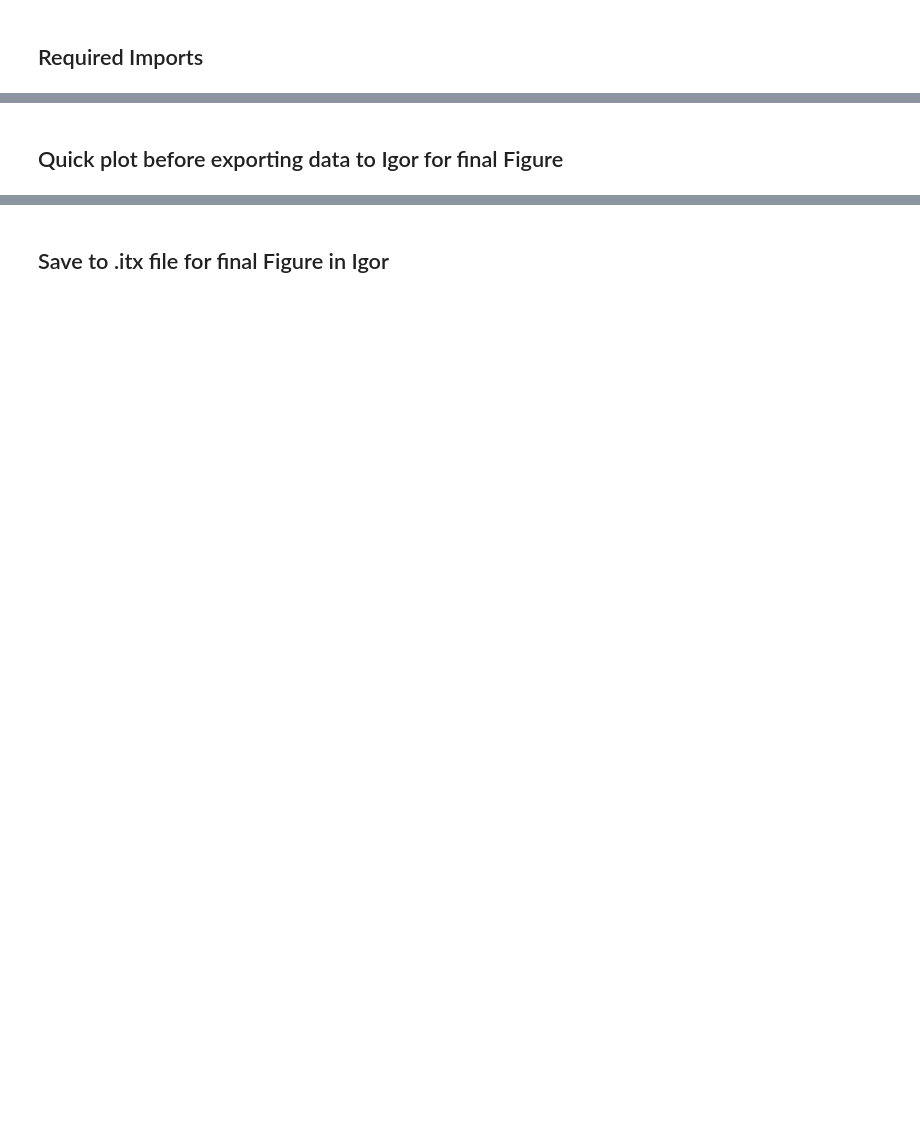
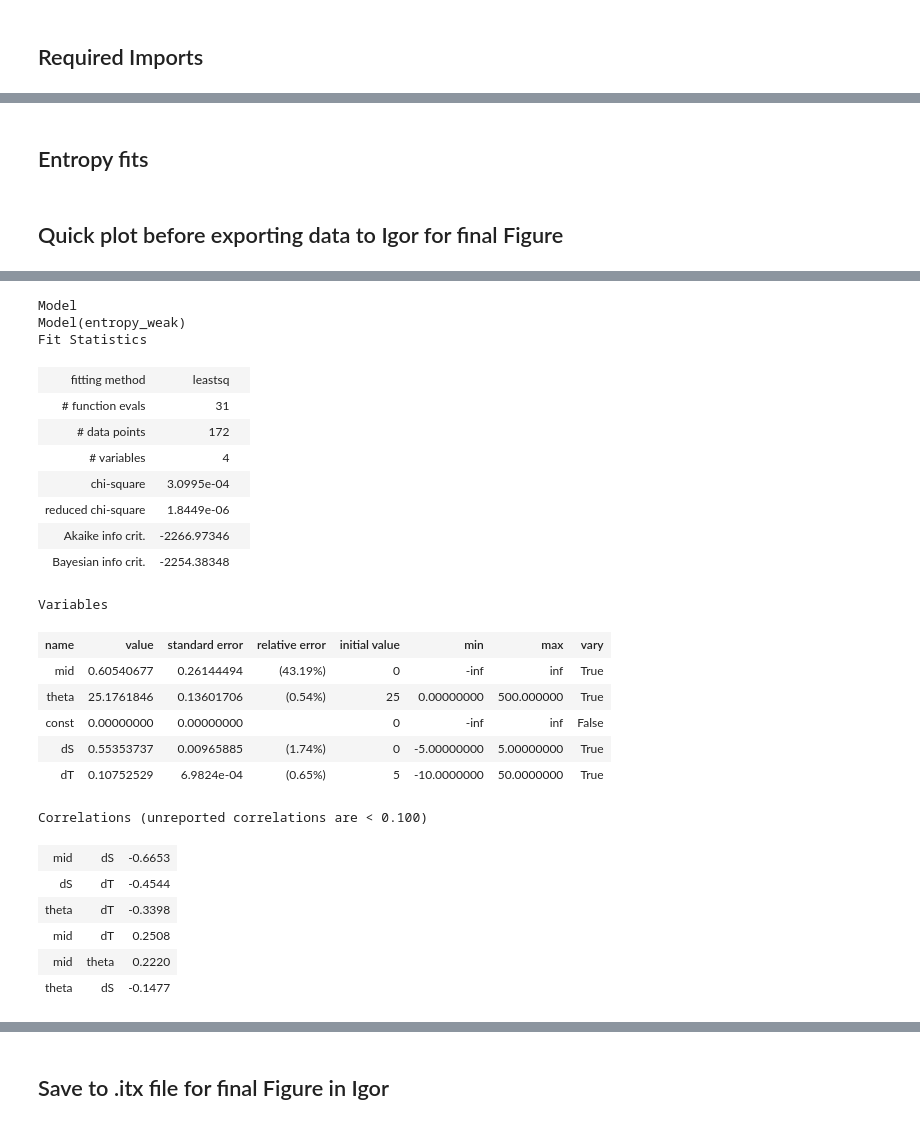
Before and after one commit to TimChild/entropy-measurement-protocol, a Jupyter notebook: Figure 4.ipynb, the cells around one changed output, grey strips where cells are left out. Saved outputs shown, nothing was run; the diff lists cells and outputs as text; code cells hidden in the pictures; blank space fills up the shorter version.

```diff
--- a/Figure 4.ipynb
+++ b/Figure 4.ipynb
@@ -15,11 +32,25 @@ from squarewave import process_per_row_parts, SquareProcessedData, process_avg_p
 # %%
-with h5py.File('data/dat1146.h5', 'r') as f:
-    data = f['cscurrent_2d'][:]
-    x = f['x_array'][:]
-    sweeplogs = f['metadata'].attrs['sweep_logs']
-    aw = f['fdAW_0'][:]
-sweeplogs = json.loads(sweeplogs)
-awg_info = sweeplogs['FastDAC 1']['AWG']
-num_pts = awg_info['waveLen']
-num_steps = awg_info['numSteps']
-aw = convert_to_4_setpoint_AW(aw)
+datnums = [7936, 1167, 1175, 1183]
+
+entries = []
+for datnum in datnums:
+    with h5py.File(f'data/dat{datnum}.h5', 'r') as f:
+        data = f['cscurrent_2d'][:]
+        x = f['x_array'][:]
+        sweeplogs = f['metadata'].attrs['sweep_logs']
+        aw = f['fdAW_0'][:]
+    sweeplogs = json.loads(sweeplogs)
+    awg_info = sweeplogs['FastDAC 1']['AWG']
+    num_pts = awg_info['waveLen']
+    num_steps = awg_info['numSteps']
+    # measure_freq = sweeplogs['measureFreq']
+    measure_freq = sweeplogs['FastDAC 1']['MeasureFreq']
+    aw = convert_to_4_setpoint_AW(aw)
+    entries.append(Entry(
+        x=x,
+        data=data,
+        aw=aw,
+        num_pts=num_pts,
+        num_steps=num_steps,
+        measure_freq=measure_freq
+    ))
@@ -49 +100,3 @@ entropy = processed.average_entropy_signal
+# %% [markdown]
+## Entropy fits
 # %%
@@ -81,4 +125,32 @@ fig.add_trace(go.Scatter(x=x, y=hot_fit.eval(x=x), mode='lines', line=dict(color
 fig
 # %% [output]
 [interactive output not drawn]
+# %%
+entries[1].entropy_fit
+# %% [output]
+Model
+Model(entropy_weak)
+Fit Statistics
+| fitting method | leastsq |  |
+| # function evals | 31 |  |
+| # data points | 172 |  |
+| # variables | 4 |  |
+| chi-square | 3.0995e-04 |  |
+| reduced chi-square | 1.8449e-06 |  |
+| Akaike info crit. | -2266.97346 |  |
+| Bayesian info crit. | -2254.38348 |  |
+Variables
+| name | value | standard error | relative error | initial value | min | max | vary |
+| mid | 0.60540677 | 0.26144494 | (43.19%) | 0 | -inf | inf | True |
+| theta | 25.1761846 | 0.13601706 | (0.54%) | 25 | 0.00000000 | 500.000000 | True |
+| const | 0.00000000 | 0.00000000 |  | 0 | -inf | inf | False |
+| dS | 0.55353737 | 0.00965885 | (1.74%) | 0 | -5.00000000 | 5.00000000 | True |
+| dT | 0.10752529 | 6.9824e-04 | (0.65%) | 5 | -10.0000000 | 50.0000000 | True |
+Correlations (unreported correlations are < 0.100)
+| mid | dS | -0.6653 |
+| dS | dT | -0.4544 |
+| theta | dT | -0.3398 |
+| mid | dT | 0.2508 |
+| mid | theta | 0.2220 |
+| theta | dS | -0.1477 |
 # %%
```
Also changed, not shown: parts of 19 cells of this notebook, 16 other files.
